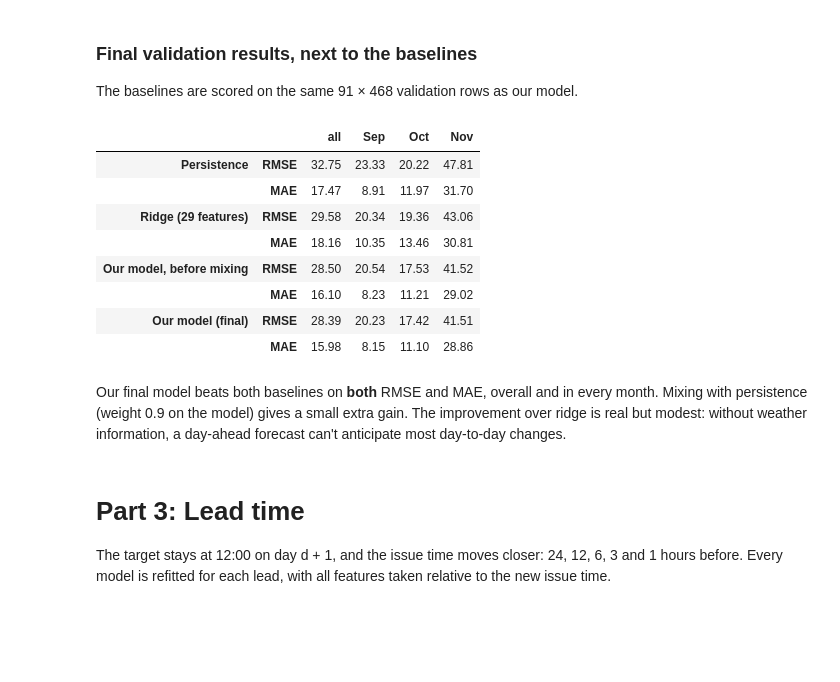
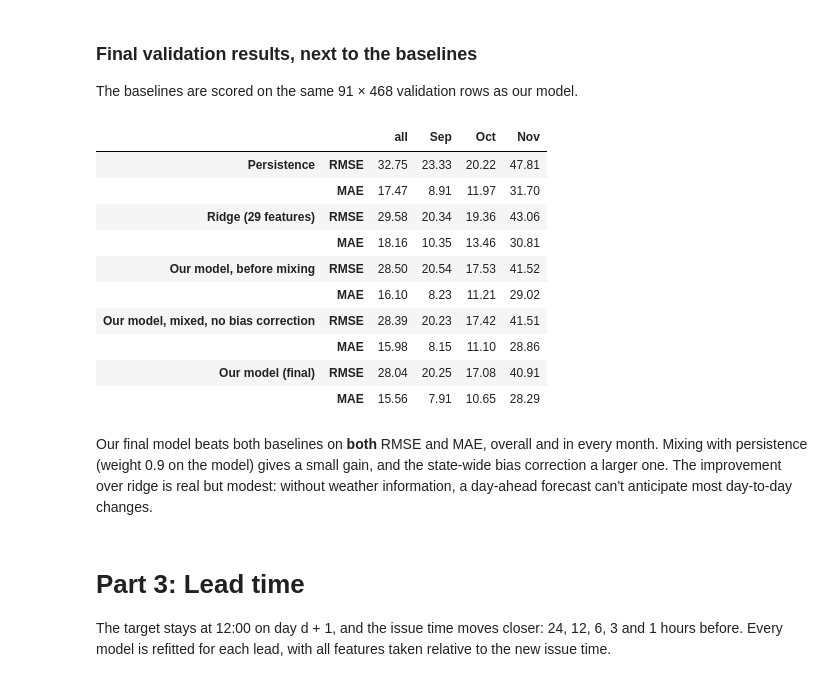
Before and after one commit to akode2803/CS771-PM25-Forecasting, a Jupyter notebook: mp1-solution/bihar_forecasting.ipynb, the cells around one changed output. Drawn from its saved outputs; the diff is of its cells as text; code cells hidden in the pictures; blank space fills up the shorter version.

```diff
--- a/mp1-solution/bihar_forecasting.ipynb
+++ b/mp1-solution/bihar_forecasting.ipynb
@@ -313,15 +313,3 @@ level and the trend") transfers better. We keep **ridge** as the final model.
 A weighted average of our forecast and persistence (today's reading). The weight is chosen on
 validation. This hedges the model's factor towards today's value, which helps when the model
 over-reacts.
-# %%
-pred_model = predict_ridge(val)
-blend_rmse = {w: scores(val, w * pred_model + (1 - w) * val["persistence"].to_numpy()).loc["RMSE", "all"]
-              for w in [0.5, 0.6, 0.7, 0.8, 0.9, 1.0]}
-print(blend_rmse)
-BLEND = min(blend_rmse, key=blend_rmse.get)
-print("best weight on our model:", BLEND)
-
-
-def predict_final(df):
-    """Our final forecast: BLEND x (log-change ridge) + (1 - BLEND) x persistence."""
-    return BLEND * predict_ridge(df) + (1 - BLEND) * df["persistence"].to_numpy()
@@ -330,0 +336,28 @@ best weight on our model: 0.9
+# %%
+def yesterday_state_error(df, predict):
+    """For each target day T: the state-mean log error of the forecast for T - 1 day, which is
+    known at the issue time of T (its target is the reading at that issue time)."""
+    err = np.log1p(df["target"]) - np.log1p(predict(df))
+    daily = err.groupby(df["target_time"]).mean()
+    return daily.shift(1, freq="D")
+
+
+STATE_ERR = yesterday_state_error(pd.concat([train, val]), predict_ridge)
+
+
+def predict_final(df, lam=None):
+    """Our final forecast: ridge + state-wide bias correction, then mixed with persistence."""
+    lam = LAMBDA if lam is None else lam
+    correction = STATE_ERR.reindex(df["target_time"]).fillna(0).to_numpy()
+    corrected = np.expm1(np.log1p(predict_ridge(df)) + lam * correction)
+    return BLEND * corrected + (1 - BLEND) * df["persistence"].to_numpy()
+
+
+lambdas = [0, 0.1, 0.2, 0.3, 0.4, 0.5]
+sep_oct, nov = val[val.target_time.dt.month <= 10], val[val.target_time.dt.month == 11]
+lam_rmse = {l: scores(sep_oct, predict_final(sep_oct, l)).loc["RMSE", "all"] for l in lambdas}
+print("Sep-Oct RMSE by lambda:", lam_rmse)
+LAMBDA = min(lam_rmse, key=lam_rmse.get)
+print("chosen lambda:", LAMBDA)
+pd.concat({"November, no correction": scores(nov, predict_final(nov, 0)),
+           f"November, lambda = {LAMBDA}": scores(nov, predict_final(nov))})
@@ -374,24 +420,27 @@ The baselines are scored on the same 91 × 468 validation rows as our model.
 # %%
 assert (val["target_time"].to_numpy() == base_val["target_time"].to_numpy()).all()
 pred_final = predict_final(val)
 results["Our model, before mixing"] = scores(val, predict_ridge(val))
+results["Our model, mixed, no bias correction"] = scores(val, predict_final(val, 0))
 results["Our model (final)"] = scores(val, pred_final)
 pd.concat(results)
 # %% [output]
 |  |  | all | Sep | Oct | Nov |
 | Persistence | RMSE | 32.75 | 23.33 | 20.22 | 47.81 |
 |  | MAE | 17.47 | 8.91 | 11.97 | 31.70 |
 | Ridge (29 features) | RMSE | 29.58 | 20.34 | 19.36 | 43.06 |
 |  | MAE | 18.16 | 10.35 | 13.46 | 30.81 |
 | Our model, before mixing | RMSE | 28.50 | 20.54 | 17.53 | 41.52 |
 |  | MAE | 16.10 | 8.23 | 11.21 | 29.02 |
-| Our model (final) | RMSE | 28.39 | 20.23 | 17.42 | 41.51 |
+| Our model, mixed, no bias correction | RMSE | 28.39 | 20.23 | 17.42 | 41.51 |
 |  | MAE | 15.98 | 8.15 | 11.10 | 28.86 |
+| Our model (final) | RMSE | 28.04 | 20.25 | 17.08 | 40.91 |
+|  | MAE | 15.56 | 7.91 | 10.65 | 28.29 |
 # %% [markdown]
-Our final model beats both baselines on **both** RMSE and MAE, overall and in every month. Mixing
-with persistence (weight 0.9 on the model) gives a small extra gain. The improvement over ridge is
-real but modest: without weather information, a day-ahead forecast can't anticipate most
-day-to-day changes.
+Our final model beats both baselines on **both** RMSE and MAE, overall and in every month.
+Mixing with persistence (weight 0.9 on the model) gives a small gain, and the state-wide bias
+correction a larger one. The improvement over ridge is real but modest: without weather
+information, a day-ahead forecast can't anticipate most day-to-day changes.
 # %% [markdown]
 # Part 3: Lead time
 The target stays at 12:00 on day d + 1, and the issue time moves closer: 24, 12, 6, 3 and 1 hours
```
Also changed, not shown: parts of 10 cells of this notebook, 12 other files.
